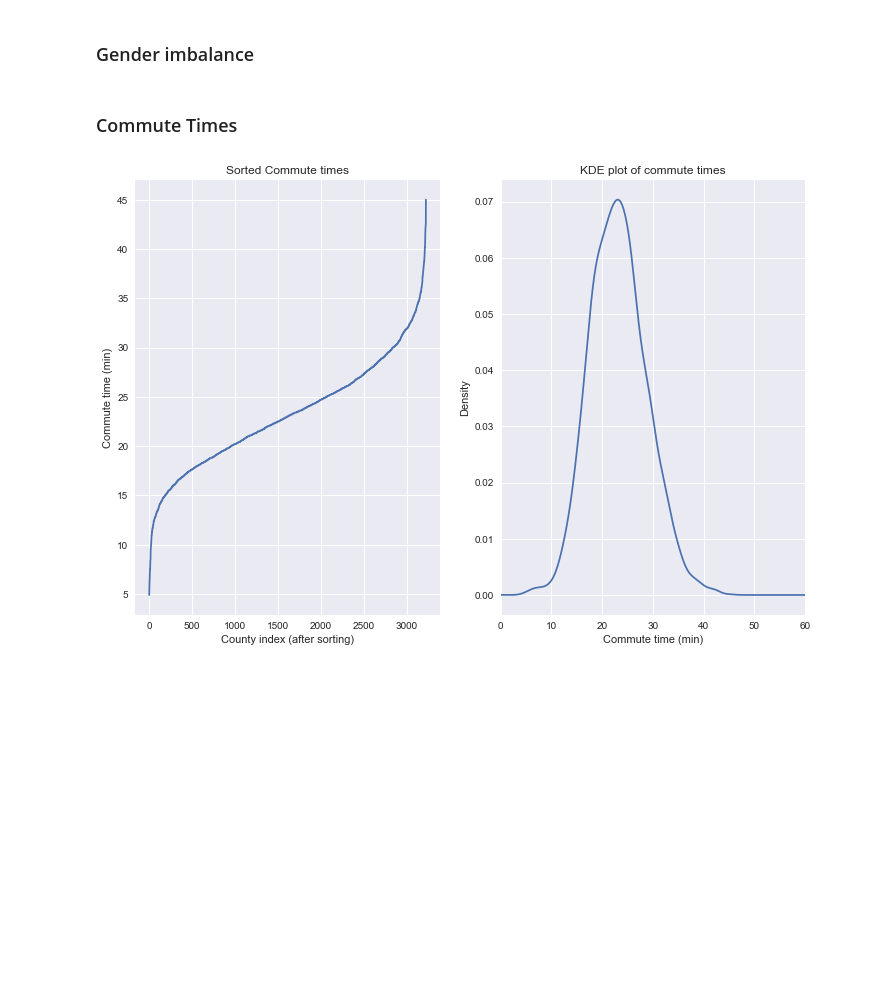
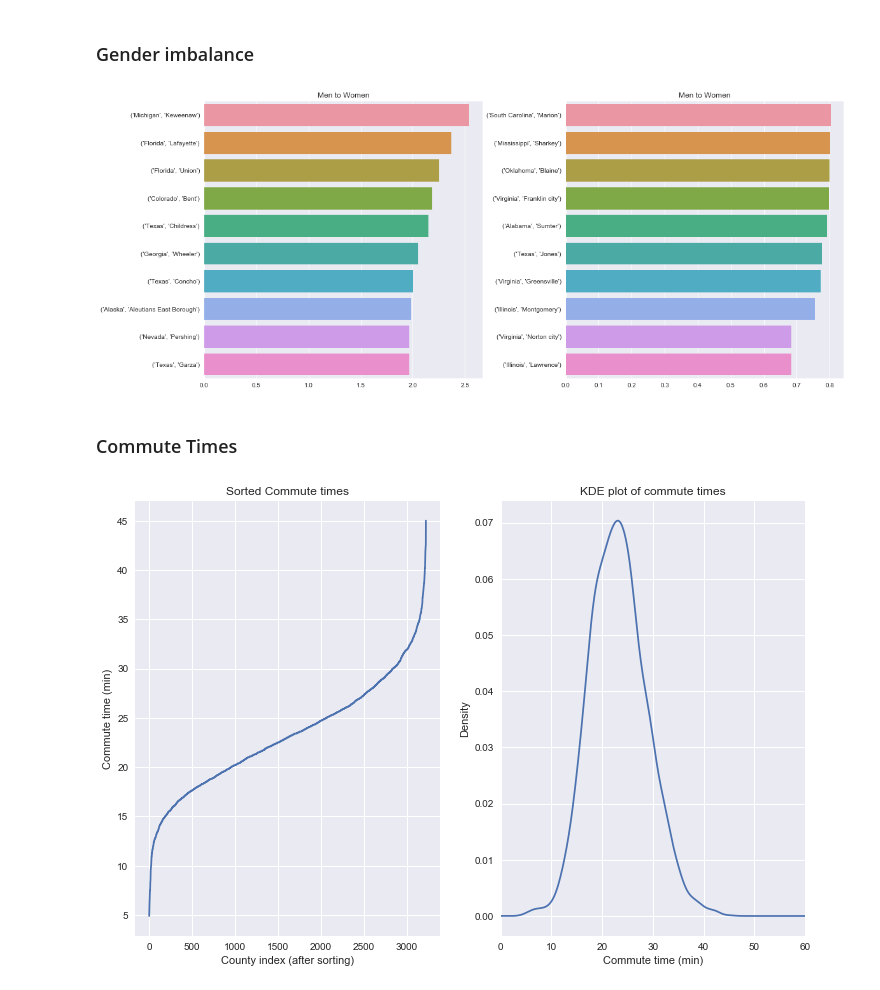
Before and after one commit to pstetz/Kaggle, a Jupyter notebook: in_progress/census/fun.ipynb, the cells around one changed output. Drawn from its saved outputs; the diff is of its cells as text; code cells hidden in the pictures; blank space fills up the shorter version.

```diff
--- a/in_progress/census/fun.ipynb
+++ b/in_progress/census/fun.ipynb
@@ -12,6 +12,9 @@ sns.set()
 ### Load data
 # %%
 census = pd.read_csv("../../data/census/census_tract.csv")
+
+# Removing missing rows with missing population values
+census = census.drop(census[census.TotalPop == 0].index)
 
 print("Shape of data", census.shape)
 print("Columns", census.columns)
@@ -119,6 +124,20 @@ pd.DataFrame({
 | Los Angeles | 1401.446849 | 801.753272 | 4842.311257 | 29.80 | 4945.351 | 18.720465 | 24.665115 | 2703.669537 | 5093.037 |
 # %% [markdown]
 ### Gender imbalance
+# %%
+census["Males to females"] = census.Men / census.Women
+ratio = census.groupby(["State", "County"])["Males to females"].median().sort_values(ascending=False)
+
+fig, axarr = plt.subplots(1, 2, figsize=(18,8))
+fig.subplots_adjust(wspace=0.3)
+
+data = ratio.head(10)
+sns.barplot(x=data.values, y=data.index, ax=axarr[0]).set(title="Men to Women")
+
+data = ratio.tail(10)
+_ = sns.barplot(x=data.values, y=data.index, ax=axarr[1]).set(title="Men to Women")
+# %% [output]
+[figure, added]
 # %% [markdown]
 ### Commute Times
 # %%
```
Also changed, not shown: parts of 2 cells of this notebook.
